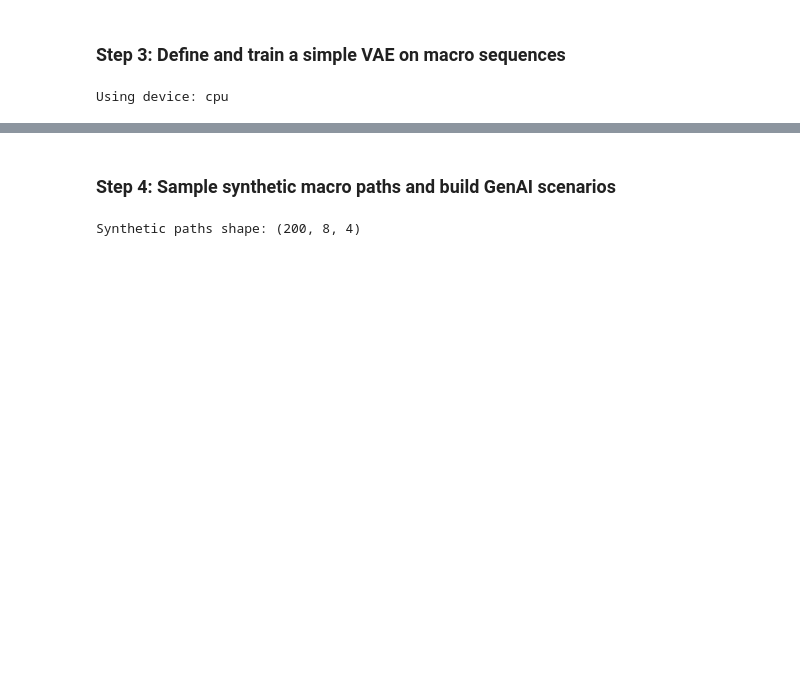
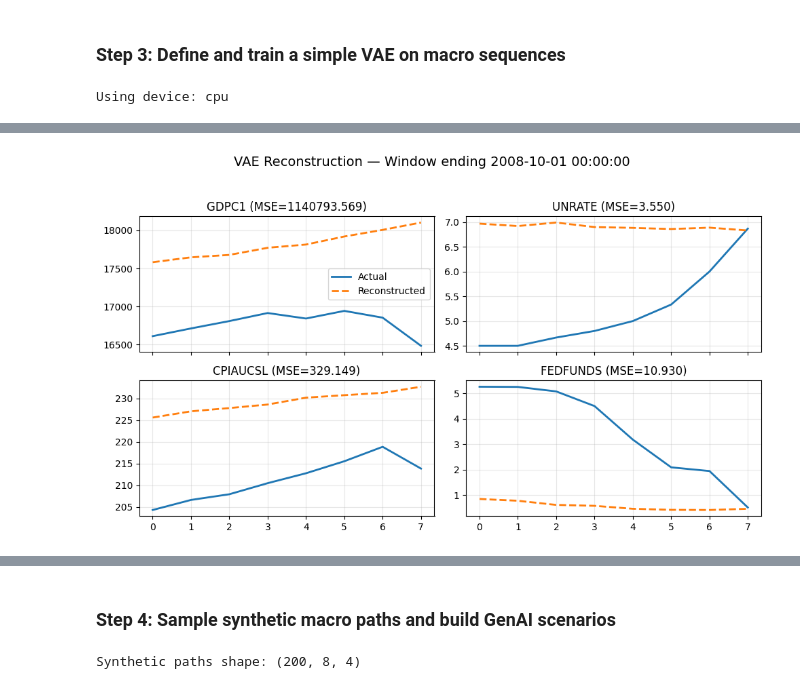
Before and after one commit to BinodTandan/Banking_Stress_Testing, a Jupyter notebook: notebooks/05_genAI_scenarios.ipynb, the cells around one changed output, grey strips where cells are left out. Drawn from its saved outputs; the diff is of its cells as text; code cells hidden in the pictures; blank space fills up the shorter version.

```diff
--- a/notebooks/05_genAI_scenarios.ipynb
+++ b/notebooks/05_genAI_scenarios.ipynb
@@ -156,26 +160,26 @@ loader = DataLoader(dataset, batch_size=batch_size, shuffle=True)
 # %% [output]
 Using device: cpu
 # %%
-# 3.2 Define a small MLP VAE
+# 3.2 Define a lighter Macro VAE with stronger latent usage
+
 class MacroVAE(nn.Module):
-    def __init__(self, input_dim: int, latent_dim: int, hidden_dim: int = 64):
+    def __init__(self, input_dim: int, latent_dim: int, hidden_dim: int = 8, dropout: float = 0.1):
         super().__init__()
-        # Encoder
+        # ----- Encoder: a bit richer, with dropout -----
         self.encoder = nn.Sequential(
             nn.Linear(input_dim, hidden_dim),
             nn.ReLU(),
+            nn.Dropout(dropout),
             nn.Linear(hidden_dim, hidden_dim),
             nn.ReLU(),
         )
         self.mu_layer     = nn.Linear(hidden_dim, latent_dim)
         self.logvar_layer = nn.Linear(hidden_dim, latent_dim)
 
-        # Decoder
+        # ----- Decoder: deliberately simple (weaker) -----
         self.decoder = nn.Sequential(
             nn.Linear(latent_dim, hidden_dim),
-            nn.ReLU(),
-            nn.Linear(hidden_dim, hidden_dim),
-            nn.ReLU(),
+            nn.Tanh(),                  # smoother, less aggressive than ReLU
             nn.Linear(hidden_dim, input_dim),
         )
 
@@ -199,5 +203,4 @@ class MacroVAE(nn.Module):
         recon = self.decode(z)
         return recon, mu, logvar
 
-vae = MacroVAE(input_dim=input_dim, latent_dim=latent_dim, hidden_dim=64).to(device)
-optimizer = torch.optim.Adam(vae.parameters(), lr=1e-3)
+vae = MacroVAE(input_dim=input_dim, latent_dim=latent_dim, hidden_dim=hidden_dim).to(device)
@@ -265 +306,71 @@ Epoch 300/300 | Loss: 3.5002  Recon: 1.1266  KL: 2.3736
 VAE training complete.
+# %%
+# Plot Original vs Reconstructed Macro Sequences
+
+vae.eval()
+
+feature_names = ["GDPC1", "UNRATE", "CPIAUCSL", "FEDFUNDS"]
+T = X_seq.shape[1]
+
+# Pick a few representative windows to visualize
+# (start, middle, later, last)
+idx_list = sorted(set([
+    0,
+    len(X_seq) // 3,
+    2 * len(X_seq) // 3,
+    len(X_seq) - 1
+]))
+
+print("Plotting reconstructions for window indices:", idx_list)
+
+for idx in idx_list:
+    # 1) Get scaled sequence (T, 4)
+    x_seq_scaled = X_seq[idx]                      # shape (T, 4)
+
+    # 2) Flatten and send through VAE
+    x_flat = x_seq_scaled.reshape(1, -1)          # (1, T*4)
+    x_tensor = torch.tensor(x_flat, dtype=torch.float32).to(device)
+
+    with torch.no_grad():
+        recon_flat, mu, logvar = vae(x_tensor)
+
+    recon_flat = recon_flat.cpu().numpy().reshape(T, -1)   # (T, 4)
+
+    # 3) Inverse-transform to original macro units
+    #    scaler was fitted on macro_ts (n_time, 4), but works on any (n, 4) matrix
+    orig_unscaled = scaler.inverse_transform(x_seq_scaled)
+    recon_unscaled = scaler.inverse_transform(recon_flat)
+
+    # 4) Build a relative time axis and a nice title with the end quarter
+    t_axis = np.arange(T)  # 0..T-1
+    end_quarter = window_ends[idx]
+    title_suffix = end_quarter.strftime("%Y-Q%q") if hasattr(end_quarter, "strftime") else str(end_quarter)
+
+    # 5) Plot 4 subplots: one per macro variable
+    fig, axes = plt.subplots(2, 2, figsize=(10, 6), sharex=True)
+    axes = axes.ravel()
+
+    for j, ax in enumerate(axes):
+        if j >= len(feature_names):
+            ax.axis("off")
+            continue
+
+        var_name = feature_names[j]
+        ax.plot(t_axis, orig_unscaled[:, j], label="Actual", linewidth=2)
+        ax.plot(t_axis, recon_unscaled[:, j], label="Reconstructed", linestyle="--", linewidth=2)
+
+        # Optional: compute simple MSE for this series
+        mse_j = np.mean((orig_unscaled[:, j] - recon_unscaled[:, j])**2)
+        ax.set_title(f"{var_name} (MSE={mse_j:.3f})")
+        ax.grid(True, alpha=0.3)
+
+    axes[0].legend()
+    fig.suptitle(f"VAE Reconstruction — Window ending {end_quarter}", fontsize=14)
+    fig.tight_layout(rect=[0, 0.03, 1, 0.95])
+
+    out_path = FIG_DIR / f"vae_reconstruction_window_{idx}.png"
+    plt.savefig(out_path, dpi=300)
+    plt.show()
+
+    print("Saved:", out_path)
+# %% [output]
@@ -265,0 +378 @@ VAE training complete.
+[figure, added]
```
Also changed, not shown: parts of 27 cells of this notebook.
